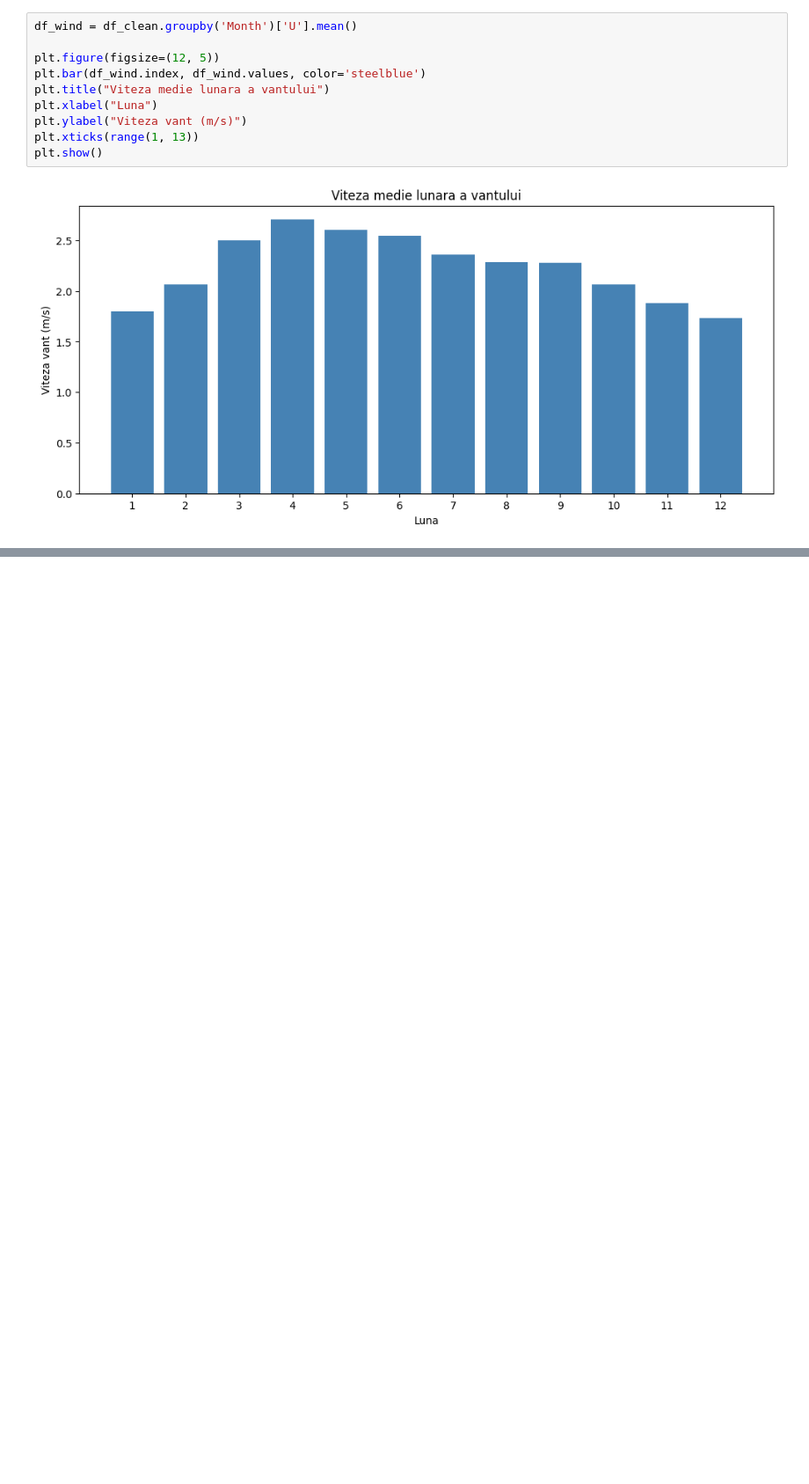
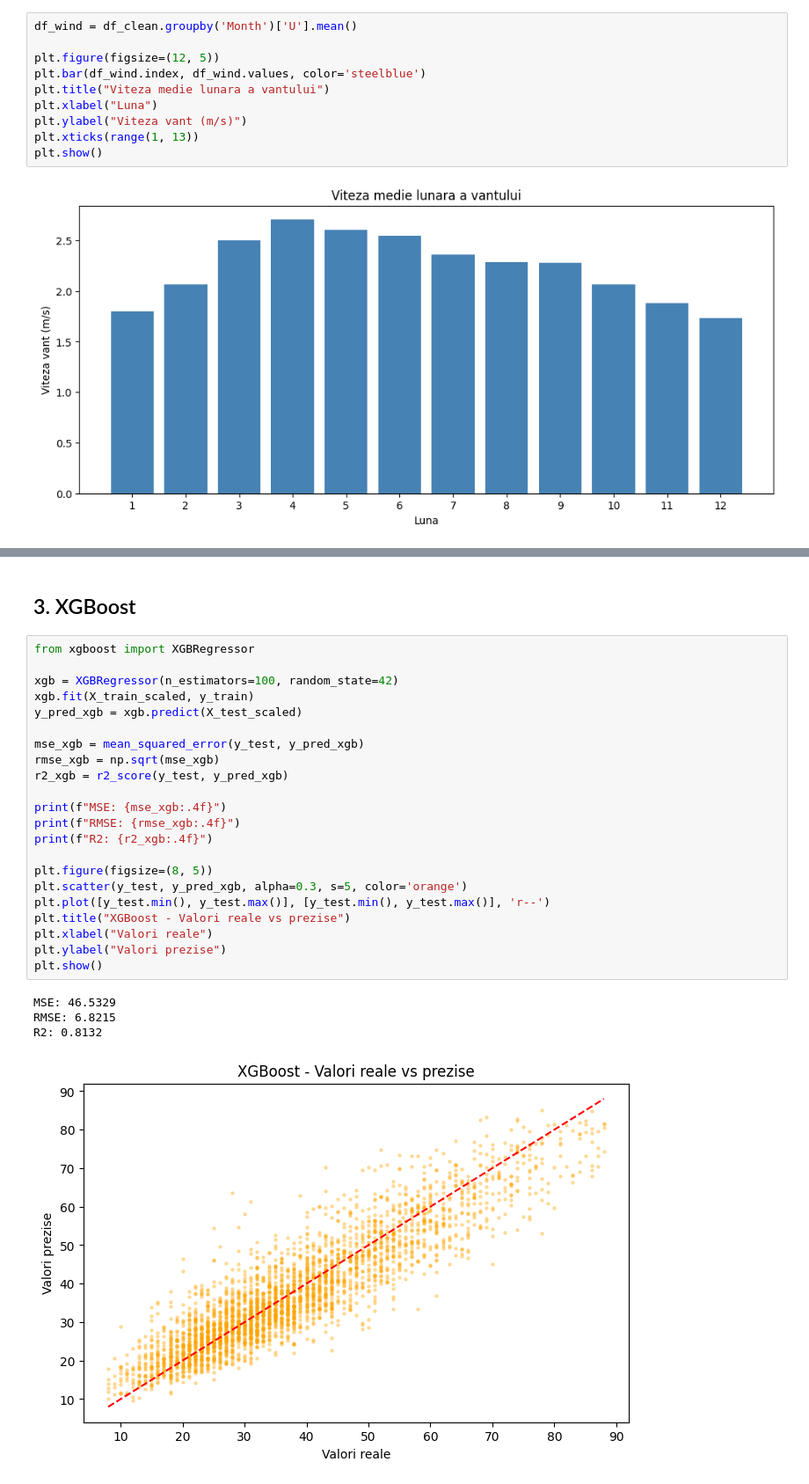
Before and after one commit to naominini/Prezicerea-Umiditatii-Solului, a Jupyter notebook: cod.ipynb, the cells around one changed output, grey strips where cells are left out. Shown at 88% size. Drawn from its saved outputs; the diff is of its cells as text; blank space fills up the shorter version.

```diff
--- a/cod.ipynb
+++ b/cod.ipynb
@@ -293,0 +409,29 @@ plt.show()
+# %% [markdown]
+## 3. XGBoost
+# %%
+from xgboost import XGBRegressor
+
+xgb = XGBRegressor(n_estimators=100, random_state=42)
+xgb.fit(X_train_scaled, y_train)
+y_pred_xgb = xgb.predict(X_test_scaled)
+
+mse_xgb = mean_squared_error(y_test, y_pred_xgb)
+rmse_xgb = np.sqrt(mse_xgb)
+r2_xgb = r2_score(y_test, y_pred_xgb)
+
+print(f"MSE: {mse_xgb:.4f}")
+print(f"RMSE: {rmse_xgb:.4f}")
+print(f"R2: {r2_xgb:.4f}")
+
+plt.figure(figsize=(8, 5))
+plt.scatter(y_test, y_pred_xgb, alpha=0.3, s=5, color='orange')
+plt.plot([y_test.min(), y_test.max()], [y_test.min(), y_test.max()], 'r--')
+plt.title("XGBoost - Valori reale vs prezise")
+plt.xlabel("Valori reale")
+plt.ylabel("Valori prezise")
+plt.show()
+# %% [output]
+MSE: 46.5329
+RMSE: 6.8215
+R2: 0.8132
+[figure, added]
```
Also changed, not shown: parts of 23 cells of this notebook.
